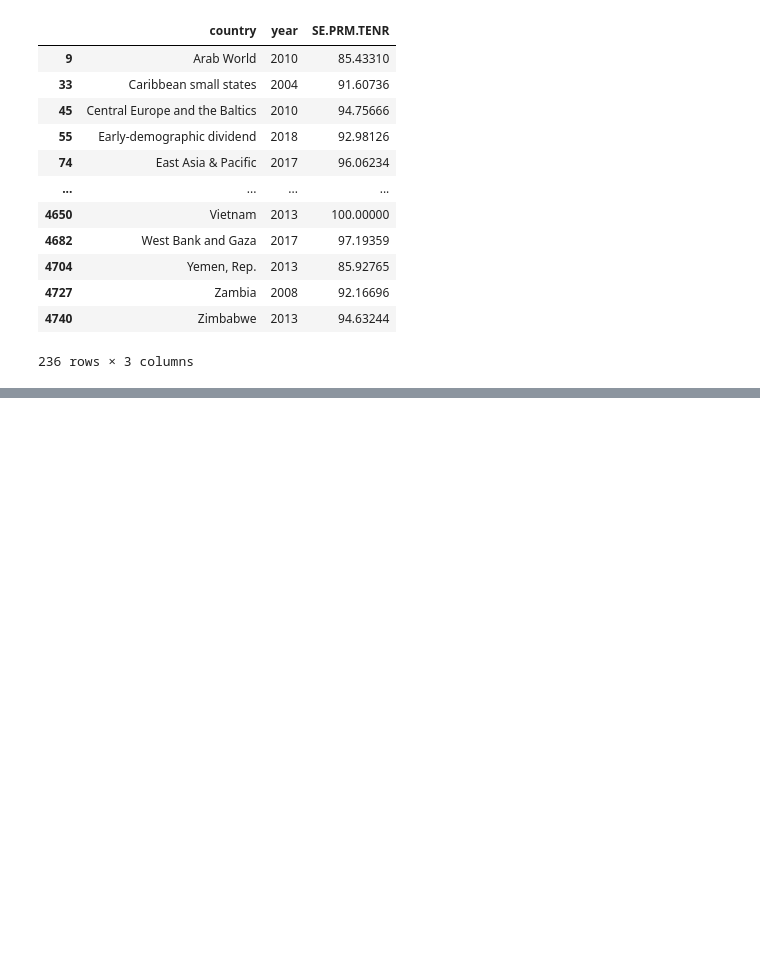
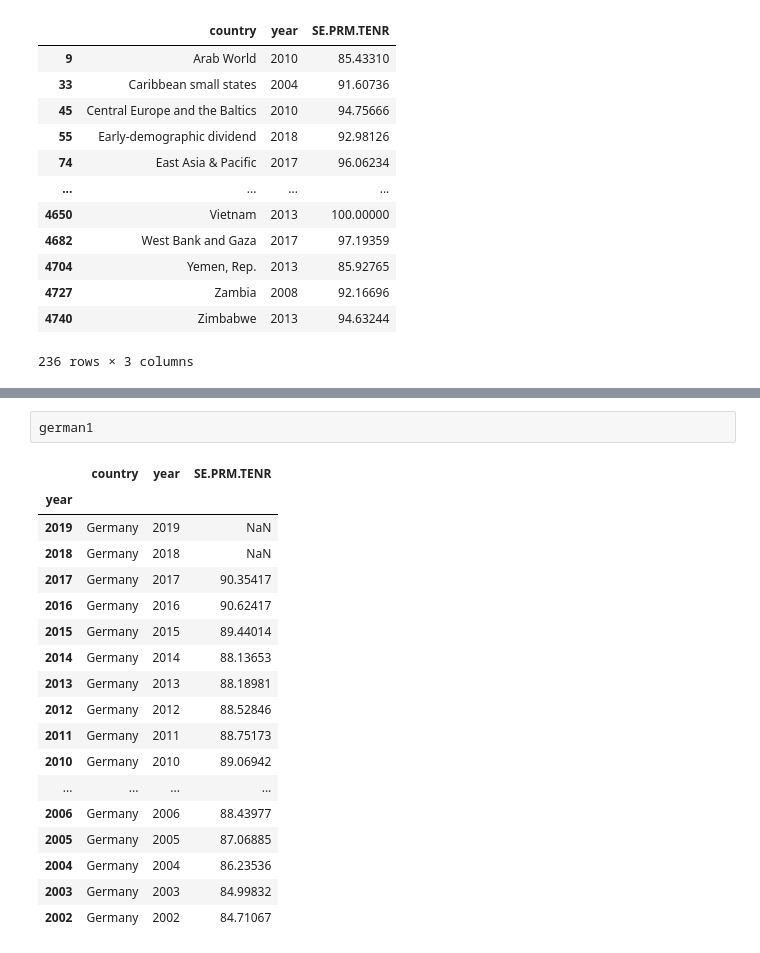
Before and after one commit to viviyin/bdpy, a Jupyter notebook: notebook/demo89.ipynb, the cells around one changed output, grey strips where cells are left out. Drawn from its saved outputs; the diff is of its cells as text; blank space fills up the shorter version.

```diff
--- a/notebook/demo89.ipynb
+++ b/notebook/demo89.ipynb
@@ -149,0 +183,21 @@ data3
+# %%
+german1
+# %% [output]
+|  | country | year | SE.PRM.TENR |
+| year |  |  |  |
+| 2019 | Germany | 2019 | NaN |
+| 2018 | Germany | 2018 | NaN |
+| 2017 | Germany | 2017 | 90.35417 |
+| 2016 | Germany | 2016 | 90.62417 |
+| 2015 | Germany | 2015 | 89.44014 |
+| 2014 | Germany | 2014 | 88.13653 |
+| 2013 | Germany | 2013 | 88.18981 |
+| 2012 | Germany | 2012 | 88.52846 |
+| 2011 | Germany | 2011 | 88.75173 |
+| 2010 | Germany | 2010 | 89.06942 |
+| ... | ... | ... | ... |
+| 2006 | Germany | 2006 | 88.43977 |
+| 2005 | Germany | 2005 | 87.06885 |
+| 2004 | Germany | 2004 | 86.23536 |
+| 2003 | Germany | 2003 | 84.99832 |
+| 2002 | Germany | 2002 | 84.71067 |
```
Also changed, not shown: parts of 12 cells of this notebook, 24 other files.
